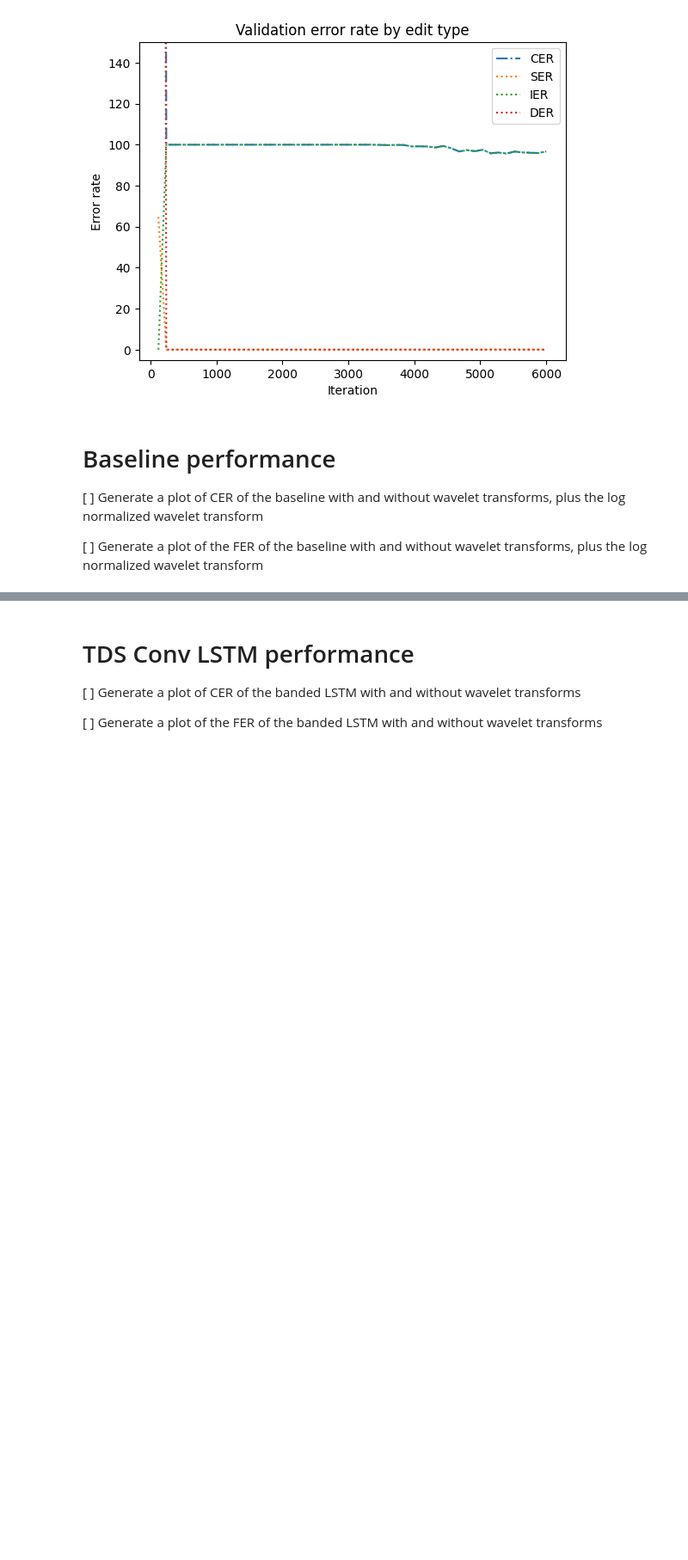
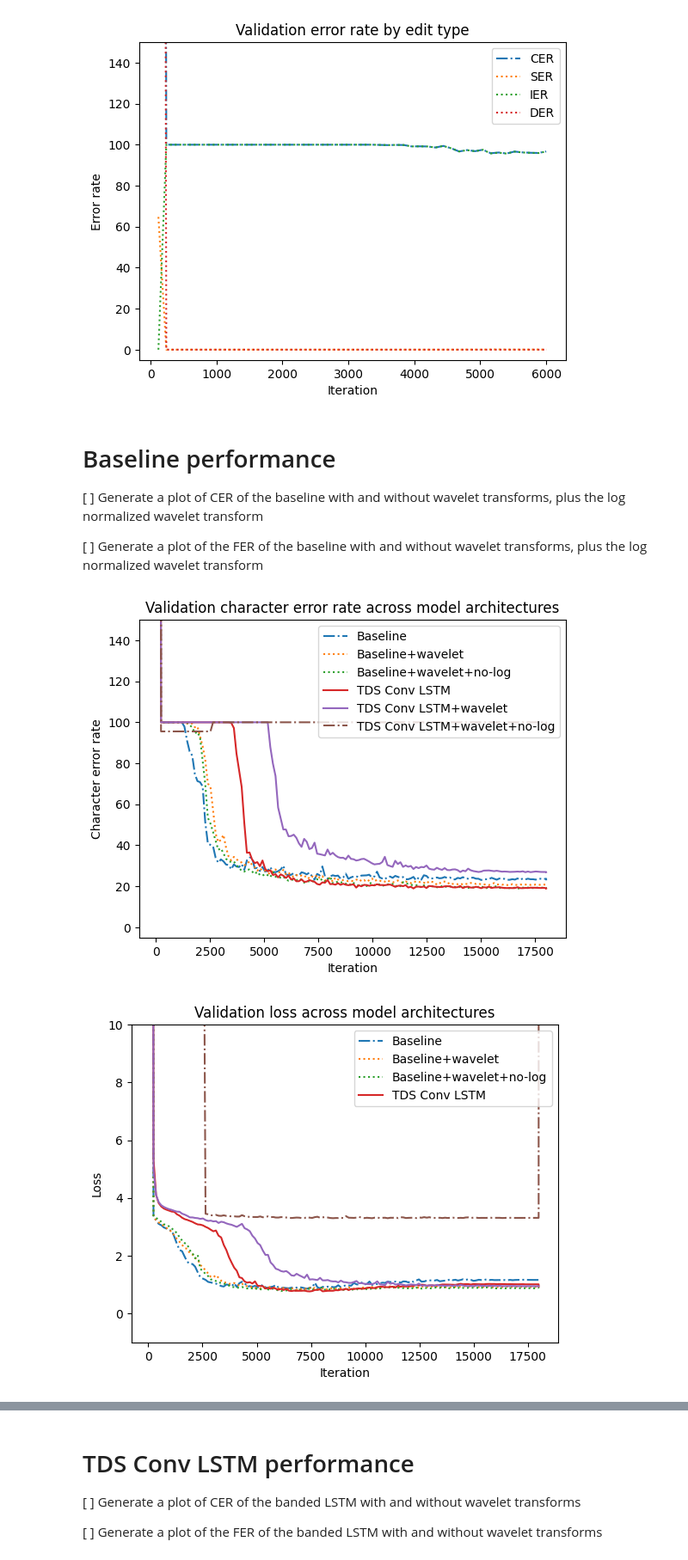
Before and after one commit to neilscomputer/emg2qwerty, a Jupyter notebook: figures.ipynb, the cells around one changed output, grey strips where cells are left out. Shown at 86% size. Cells and saved outputs as stored; diff of their text form; code cells hidden in the pictures; blank space fills up the shorter version.

```diff
--- a/figures.ipynb
+++ b/figures.ipynb
@@ -78,3 +79,48 @@ plt.show()
 [ ] Generate a plot of CER of the baseline with and without wavelet transforms, plus the log normalized wavelet transform
 
 [ ] Generate a plot of the FER of the baseline with and without wavelet transforms, plus the log normalized wavelet transform
+# %%
+val_cer_baseline_spec = _read('val-cer-baseline-spectrogram')
+val_cer_baseline_wavelets = _read('val-cer-baseline-wavelets')
+val_cer_baseline_wavelets_no_log = _read('val-cer-baseline-wavelets-no-log')
+val_cer_lstm_spec = _read('val-cer-good-lstm-spectrogram')
+val_cer_lstm_wavelets = _read('val-cer-good-lstm-wavelets')
+val_cer_lstm_wavelets_no_log = _read('val-cer-good-lstm-wavelets-no-log')
+
+_plot(val_cer_baseline_spec, linestyle='-.')
+_plot(val_cer_baseline_wavelets, linestyle=':')
+_plot(val_cer_baseline_wavelets_no_log, linestyle=':')
+_plot(val_cer_lstm_spec, linestyle='-')
+_plot(val_cer_lstm_wavelets, linestyle='-')
+_plot(val_cer_lstm_wavelets_no_log, linestyle='-.')
+
+plt.xlabel("Iteration")
+plt.ylabel("Character error rate")
+plt.ylim([-5, 150])
+plt.legend(['Baseline', 'Baseline+wavelet', 'Baseline+wavelet+no-log', 'TDS Conv LSTM', 'TDS Conv LSTM+wavelet', 'TDS Conv LSTM+wavelet+no-log'], loc='upper right')
+plt.title("Validation character error rate across model architectures")
+plt.show()
+
+val_loss_baseline_spec = _read('val-loss-baseline-spectrogram')
+val_loss_baseline_wavelets = _read('val-loss-baseline-wavelets')
+val_loss_baseline_wavelets_no_log = _read('val-loss-baseline-wavelets-no-log')
+val_loss_lstm_spec = _read('val-loss-good-lstm-spectrogram')
+val_loss_lstm_wavelets = _read('val-loss-good-lstm-wavelets')
+val_loss_lstm_wavelets_no_log = _read('val-loss-good-lstm-wavelets-no-log')
+
+_plot(val_loss_baseline_spec, linestyle='-.')
+_plot(val_loss_baseline_wavelets, linestyle=':')
+_plot(val_loss_baseline_wavelets_no_log, linestyle=':')
+_plot(val_loss_lstm_spec, linestyle='-')
+_plot(val_loss_lstm_wavelets, linestyle='-')
+_plot(val_loss_lstm_wavelets_no_log, linestyle='-.')
+
+plt.xlabel("Iteration")
+plt.ylabel("Loss")
+plt.ylim([-1, 10])
+plt.legend(['Baseline', 'Baseline+wavelet', 'Baseline+wavelet+no-log', 'TDS Conv LSTM', 'TDS Conv LSTM+wavelet', 'TDS Conv LSTM+wavelet+no-log'], loc='upper right')
+plt.title("Validation loss across model architectures")
+plt.show()
+# %% [output]
+[figure, added]
+[figure, added]
```
Also changed, not shown: parts of 5 cells of this notebook, 43 other files.
